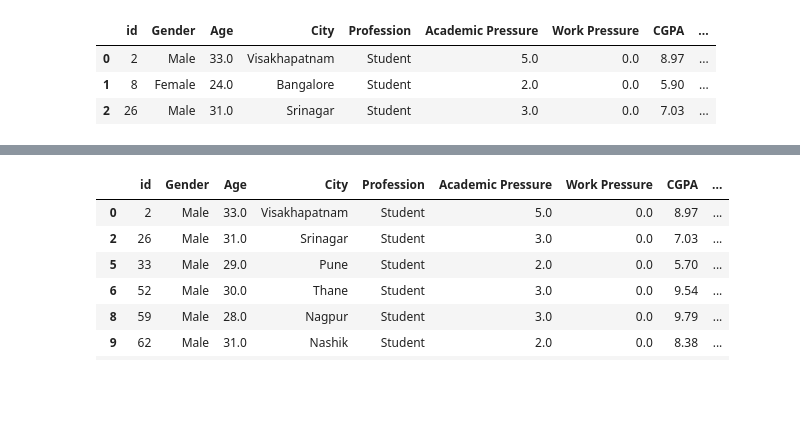
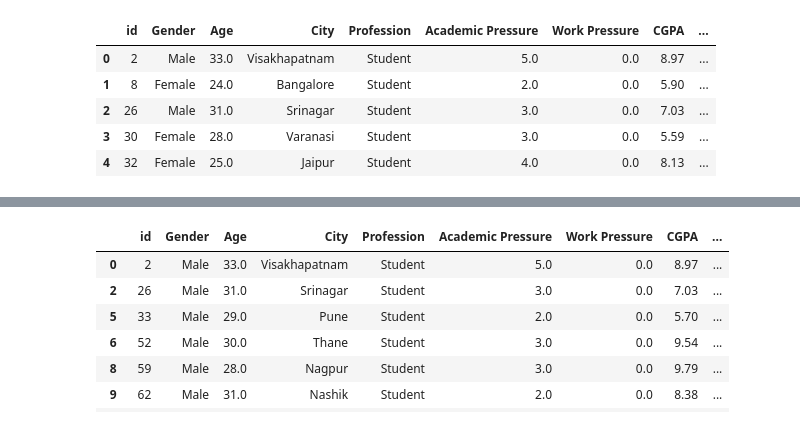
Before and after one commit to ruanlinhares/preview_ecommerce, a Jupyter notebook: depression_study.ipynb, the cells around one changed output, grey strips where cells are left out. Saved outputs shown, nothing was run; the diff lists cells and outputs as text; code cells hidden in the pictures; blank space fills up the shorter version.

```diff
--- a/depression_study.ipynb
+++ b/depression_study.ipynb
@@ -2,11 +3,14 @@
 import pandas as pd
 # %%
-base = pd.read_csv("depression_disorder_data.csv")
+# Lendo CSV e guardando em uma variavel para operações com os dados
+base = pd.read_csv("/depression_disorder_data.csv")
 # %%
-base.head(3)
+base.head()
 # %% [output]
 |  | id | Gender | Age | City | Profession | Academic Pressure | Work Pressure | CGPA | ... |
 | 0 | 2 | Male | 33.0 | Visakhapatnam | Student | 5.0 | 0.0 | 8.97 | ... |
 | 1 | 8 | Female | 24.0 | Bangalore | Student | 2.0 | 0.0 | 5.90 | ... |
 | 2 | 26 | Male | 31.0 | Srinagar | Student | 3.0 | 0.0 | 7.03 | ... |
+| 3 | 30 | Female | 28.0 | Varanasi | Student | 3.0 | 0.0 | 5.59 | ... |
+| 4 | 32 | Female | 25.0 | Jaipur | Student | 4.0 | 0.0 | 8.13 | ... |
 # %%
```
Also changed, not shown: parts of 3 cells of this notebook.
